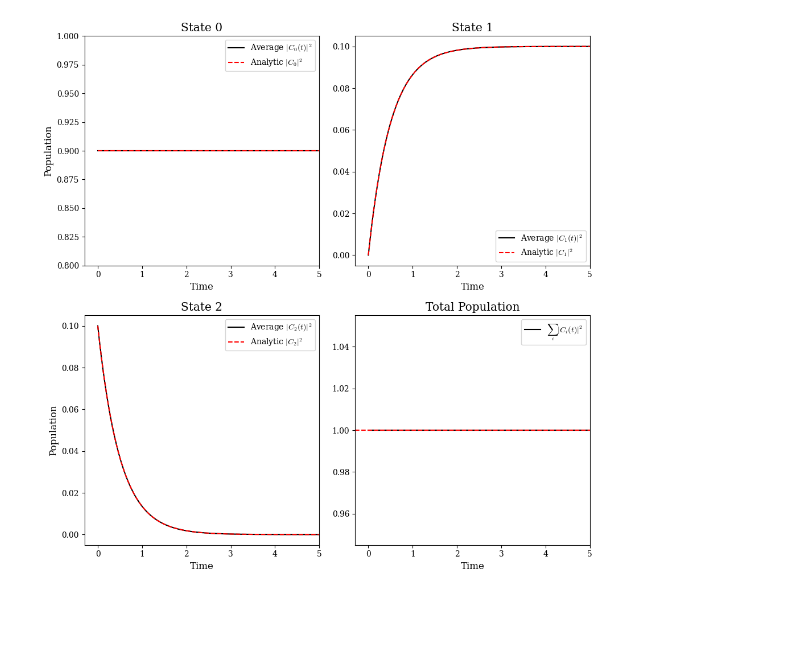
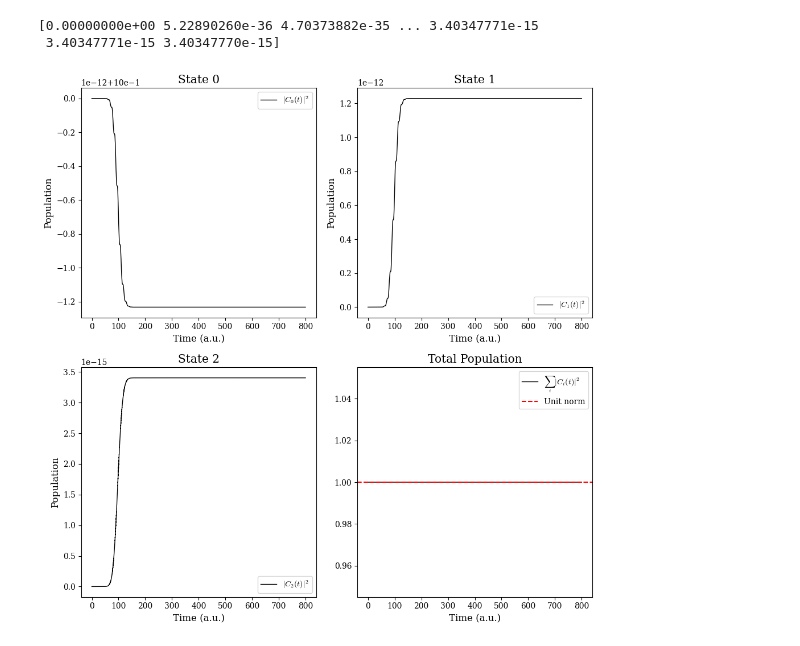
Before and after one commit to Spoksonat/pysse, a Jupyter notebook: notebooks/SSE_third_test.ipynb, the cells around one changed output. Saved outputs shown, nothing was run; the diff lists cells and outputs as text; code cells hidden in the pictures; blank space fills up the shorter version.

```diff
--- a/notebooks/SSE_third_test.ipynb
+++ b/notebooks/SSE_third_test.ipynb
@@ -43,5 +61,5 @@ Electric Field Pulse:
 # %%
-propagation_method = "Heun"
+propagation_method = "RK4"
 # %%
 plt.figure(figsize=(16,4))
 
@@ -68,5 +101,4 @@ gamma = np.array([
 # %%
 initial_conditions = np.array([
-    [0,0.9],
-    [2,0.1]
+    [0,1.0]
 ])
@@ -77,50 +105,34 @@ random_seed = None #Candidates: 10, 14, 16, 24, 2008
 # %%
-sse = SSE("../data_minimal/dummy_data/", electric_field, gamma, initial_conditions, n_paths, propagation_method, n_jobs, random_seed)
+sse = SSE("../data_minimal/dummy_data/", electric_field, initial_conditions, propagation_method)
 # %%
-p_0_th = 0.9*np.ones_like(sse.time)
-p_1_th = 1 - 0.9 - 0.1*np.exp(-(gamma[0,2])*sse.time)
-p_2_th = 0.1*np.exp(-(gamma[0,2])*sse.time)
+population = sse.population
+total_population = population[:, 0] + population[:, 1] + population[:, 2]
+# %%
+print(population[:, 2])
+# %% [output]
+[0.00000000e+00 5.22890260e-36 4.70373882e-35 ... 3.40347771e-15
+ 3.40347771e-15 3.40347770e-15]
 # %%
-total_population = sse.population_average[:,0] + sse.population_average[:,1] + sse.population_average[:,2]
-
+plot_stride = max(1, len(sse.time) // 5000)
+plot_time = sse.time[::plot_stride]
+plot_population = population[::plot_stride]
+plot_total = total_population[::plot_stride]
 fig, axes = plt.subplots(2, 2, figsize=(10, 10))
 
-# Left subplot: |C_average[:,1]|^2 vs Analytic
-axes[0,0].plot(sse.time, sse.population_average[:,0], label=r'Average $|C_0(t)|^2$', color='black')
-axes[0,0].plot(sse.time, p_0_th, label=r'Analytic $|C_0|^2$', color='red', linestyle='--')
-axes[0,0].set_title('State 0')
-axes[0,0].set_xlabel('Time')
-axes[0,0].set_ylabel('Population')
-axes[0,0].set_xlim(-0.3, 5)
-axes[0,0].set_ylim(0.80, 1.0)
-axes[0,0].legend()
+for ax, state in zip(axes.flat[:3], range(3)):
+    ax.plot(plot_time, plot_population[:, state], label=rf"$|C_{state}(t)|^2$", color="black", linewidth=1.0)
+    ax.set_title(f"State {state}")
+    ax.set_xlabel("Time (a.u.)")
+    ax.set_ylabel("Population")
+    ax.legend()
 
-# Middle subplot: |C_average[:,0]|^2 vs Analytic
-axes[0,1].plot(sse.time, sse.population_average[:,1], label=r'Average $|C_1(t)|^2$', color='black')
-axes[0,1].plot(sse.time, p_1_th, label=r'Analytic $|C_1|^2$', color='red', linestyle='--')
-axes[0,1].set_title('State 1')
-axes[0,1].set_xlabel('Time')
-#axes[1].set_ylabel('Population')
-axes[0,1].set_xlim(-0.3, 5)
-axes[0,1].legend()
-
-axes[1,0].plot(sse.time, sse.population_average[:,2], label=r'Average $|C_2(t)|^2$', color='black')
-axes[1,0].plot(sse.time, p_2_th, label=r'Analytic $|C_2|^2$', color='red', linestyle='--')
-axes[1,0].set_title('State 2')
-axes[1,0].set_xlabel('Time')
-axes[1,0].set_ylabel('Population')
-axes[1,0].set_xlim(-0.3, 5)
-axes[1,0].legend()
-
-# Right subplot: total population
-axes[1,1].plot(sse.time, total_population, label=r'$\sum_i |C_i(t)|^2$', color='black')
-axes[1,1].axhline(1, color='red', linestyle='--')
-axes[1,1].set_title('Total Population')
-axes[1,1].set_xlabel('Time')
-axes[1,1].set_xlim(-0.3, 5)
-axes[1,1].legend()
+axes[1, 1].plot(plot_time, plot_total, label=r"$\sum_i |C_i(t)|^2$", color="black", linewidth=1.0)
+axes[1, 1].axhline(1, color="red", linestyle="--", label="Unit norm")
+axes[1, 1].set_title("Total Population")
+axes[1, 1].set_xlabel("Time (a.u.)")
+axes[1, 1].legend()
 
 plt.tight_layout()
 plt.show()
 # %% [output]
-[figure, old version]
+[figure, new version]
```
Also changed, not shown: parts of 10 cells of this notebook, 12 other files.
